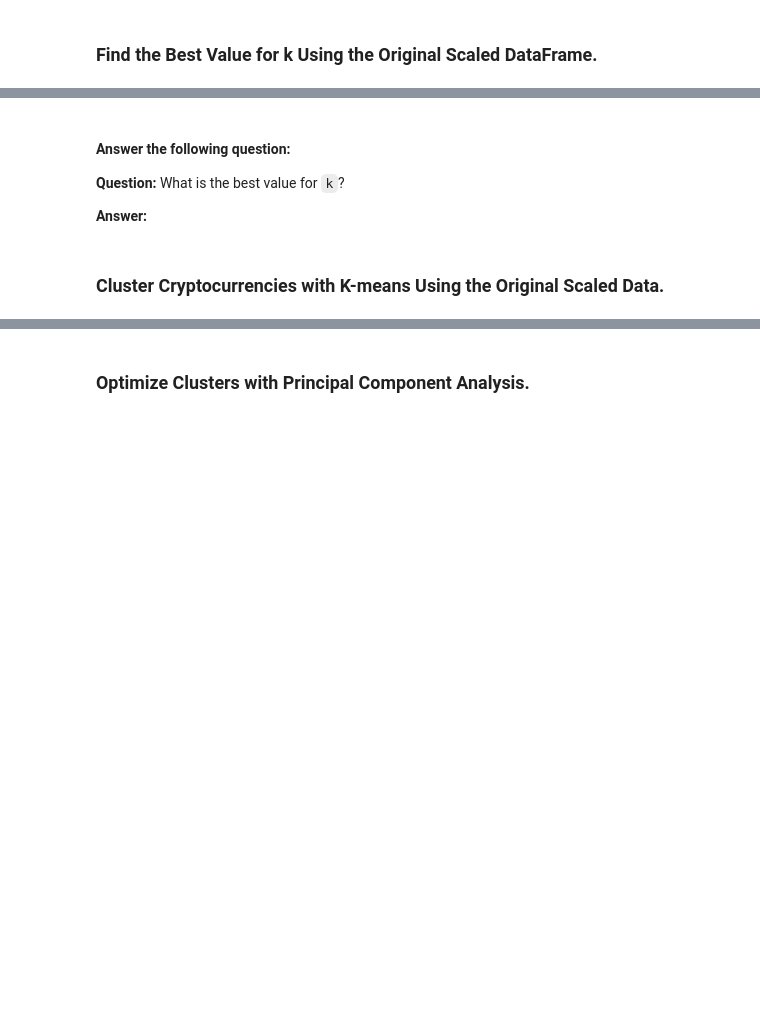
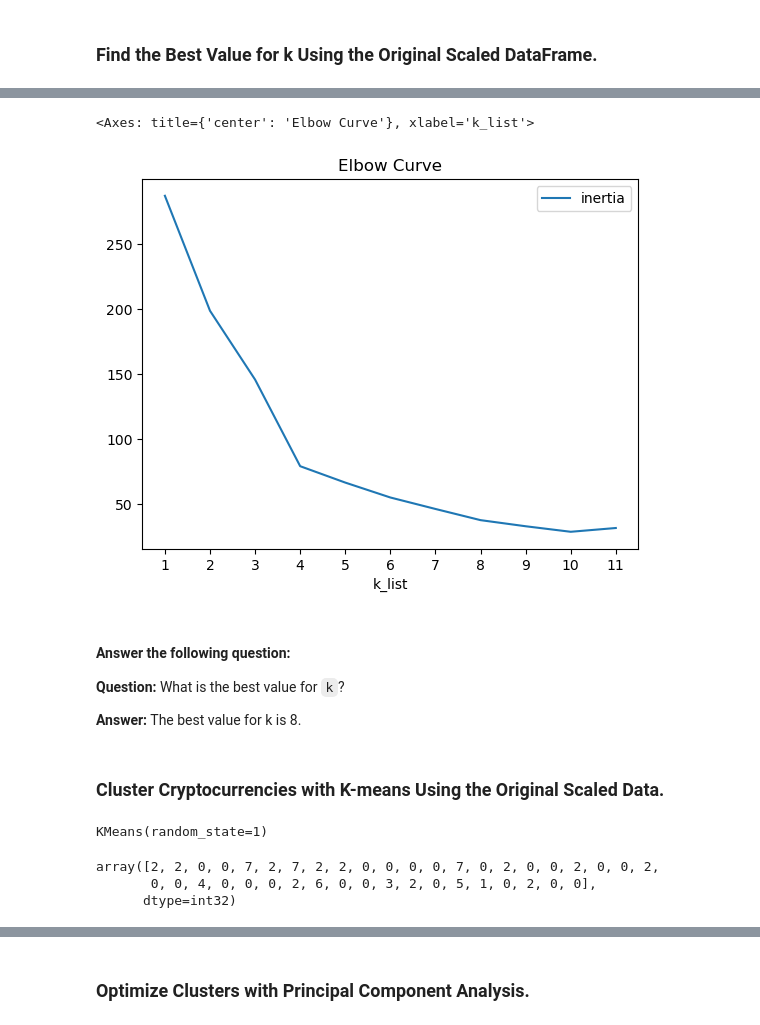
Before and after one commit to ncmoliver/CryptoClustering, a Jupyter notebook: Crypto_Clustering.ipynb, the cells around one changed output, grey strips where cells are left out. Drawn from its saved outputs; the diff is of its cells as text; code cells hidden in the pictures; blank space fills up the shorter version.

```diff
--- a/Crypto_Clustering.ipynb
+++ b/Crypto_Clustering.ipynb
@@ -81,10 +81,14 @@ for i in k_list:
     inertia.append(model.inertia_)
 
 # Create a dictionary with the data to plot the Elbow curve
-
+elbow_data = {
+    "k_list": k_list,
+    "inertia": inertia
+}
 
 # Create a DataFrame with the data to plot the Elbow curve
-
+elbow_df = pd.DataFrame(elbow_data)
 
 # Display the DataFrame
+elbow_df
 # %% [output]
@@ -92,11 +107,19 @@ for i in k_list:
 # %%
 # Plot a line chart with all the inertia values computed with
 # the different values of k to visually identify the optimal value for k.
+elbow_df.plot.line(x="k_list",
+                   y="inertia",
+                   title="Elbow Curve",
+                   xticks=k_list)
+# %% [output]
+<Axes: title={'center': 'Elbow Curve'}, xlabel='k_list'>
+[figure, added]
 # %% [markdown]
 #### Answer the following question:
 **Question:** What is the best value for `k`?
 
 **Answer:**
+The best value for k is 8.
 # %% [markdown]
 ### Cluster Cryptocurrencies with K-means Using the Original Scaled Data.
 # %%
@@ -104,9 +128,17 @@ for i in k_list:
 # %%
 # Fit the K-Means model using the scaled data
+model.fit(market_scaled_df)
+# %% [output]
+KMeans(random_state=1)
 # %%
 # Predict the clusters to group the cryptocurrencies using the scaled data
-
+k_8 = model.predict(market_scaled_df)
 
 # View the resulting array of cluster values.
+k_8
+# %% [output]
+array([2, 2, 0, 0, 7, 2, 7, 2, 2, 0, 0, 0, 0, 7, 0, 2, 0, 0, 2, 0, 0, 2,
+       0, 0, 4, 0, 0, 0, 2, 6, 0, 0, 3, 2, 0, 5, 1, 0, 2, 0, 0],
+      dtype=int32)
 # %%
 # Create a copy of the DataFrame
```
Also changed, not shown: parts of 13 cells of this notebook.
